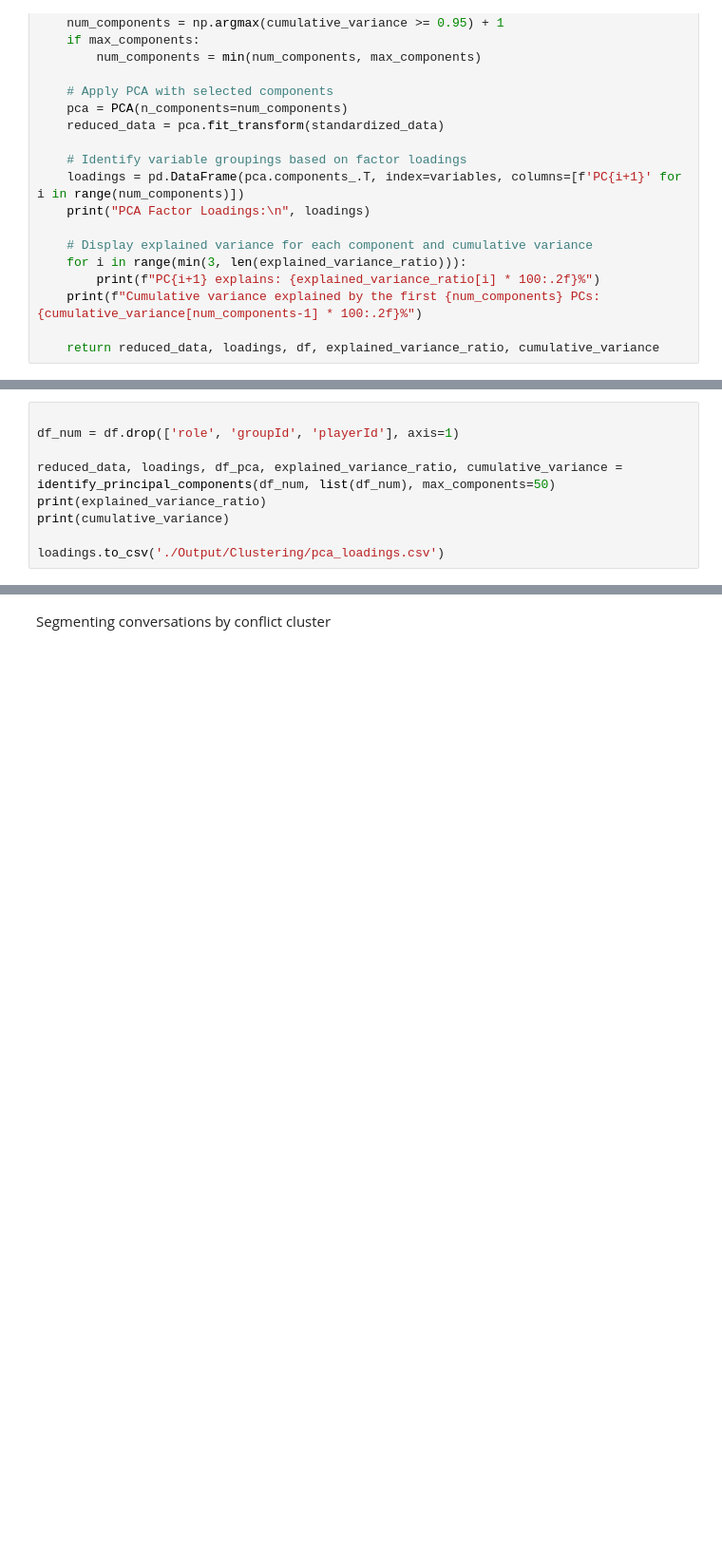
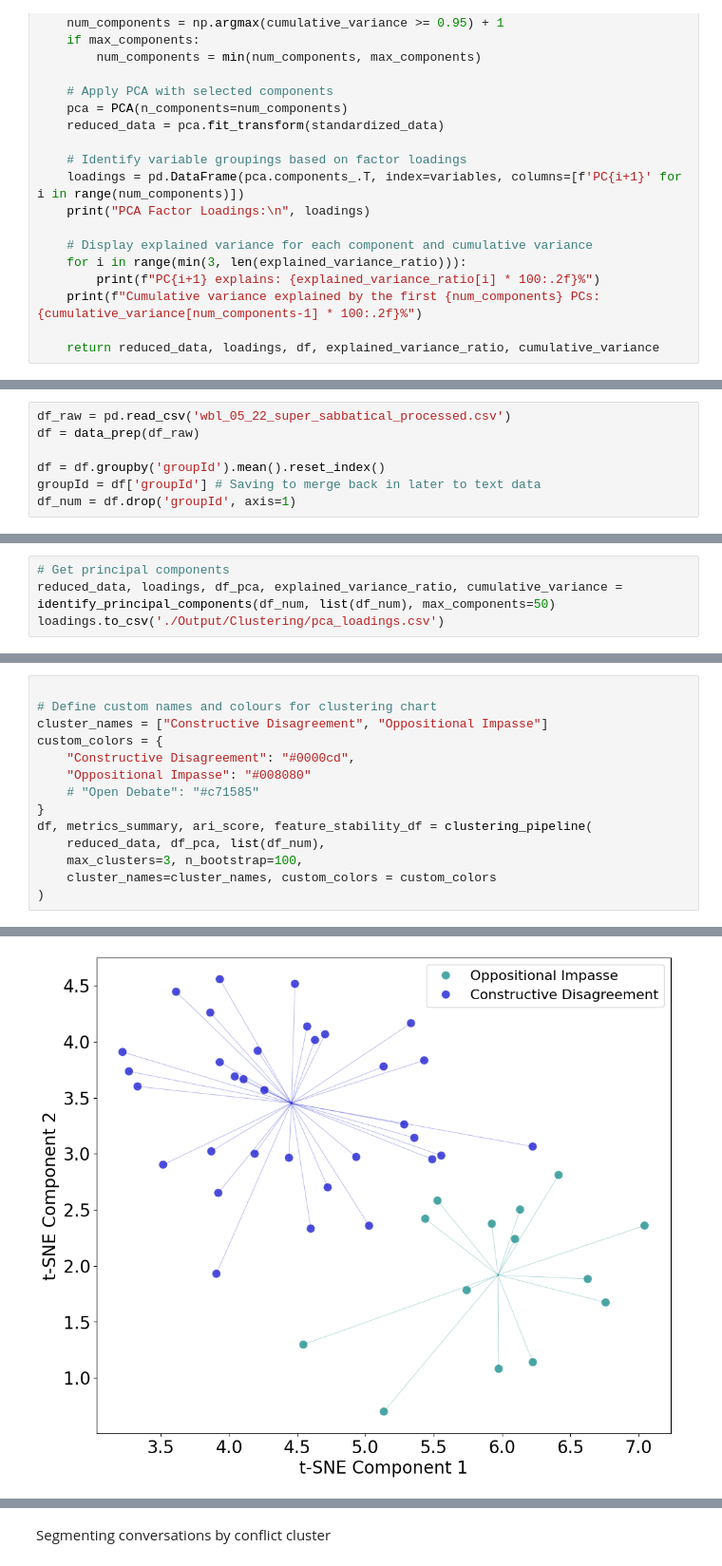
Before and after one commit to bbevis/Con2vec, a Jupyter notebook: Python/EDA_convo_clusters.ipynb, the cells around one changed output, grey strips where cells are left out. Shown at 95% size. Cells and saved outputs as stored; diff of their text form; blank space fills up the shorter version.

```diff
--- a/Python/EDA_convo_clusters.ipynb
+++ b/Python/EDA_convo_clusters.ipynb
@@ -467,0 +508,7 @@ array([4, 3, 2, 5, 1])
+# %%
+df_raw = pd.read_csv('wbl_05_22_super_sabbatical_processed.csv')
+df = data_prep(df_raw)
+
+df = df.groupby('groupId').mean().reset_index()
+groupId = df['groupId'] # Saving to merge back in later to text data
+df_num = df.drop('groupId', axis=1)
@@ -468,9 +521,4 @@ array([4, 3, 2, 5, 1])
 # %%
-
-df_num = df.drop(['role', 'groupId', 'playerId'], axis=1)
-
+# Get principal components
 reduced_data, loadings, df_pca, explained_variance_ratio, cumulative_variance = identify_principal_components(df_num, list(df_num), max_components=50)
-print(explained_variance_ratio)
-print(cumulative_variance)
-
 loadings.to_csv('./Output/Clustering/pca_loadings.csv')
@@ -494,0 +541,15 @@ defensive                -0.197128  0.304353 -0.177896  0.101500  0.079031
+# %%
+
+# Define custom names and colours for clustering chart
+cluster_names = ["Constructive Disagreement", "Oppositional Impasse"]
+custom_colors = {
+    "Constructive Disagreement": "#0000cd",
+    "Oppositional Impasse": "#008080"
+    # "Open Debate": "#c71585"
+}
+df, metrics_summary, ari_score, feature_stability_df = clustering_pipeline(
+    reduced_data, df_pca, list(df_num),
+    max_clusters=3, n_bootstrap=100,
+    cluster_names=cluster_names, custom_colors = custom_colors
+)
+# %% [output]
@@ -494,0 +573 @@ defensive                -0.197128  0.304353 -0.177896  0.101500  0.079031
+[figure, added]
```
Also changed, not shown: parts of 22 cells of this notebook, 10 other files.
